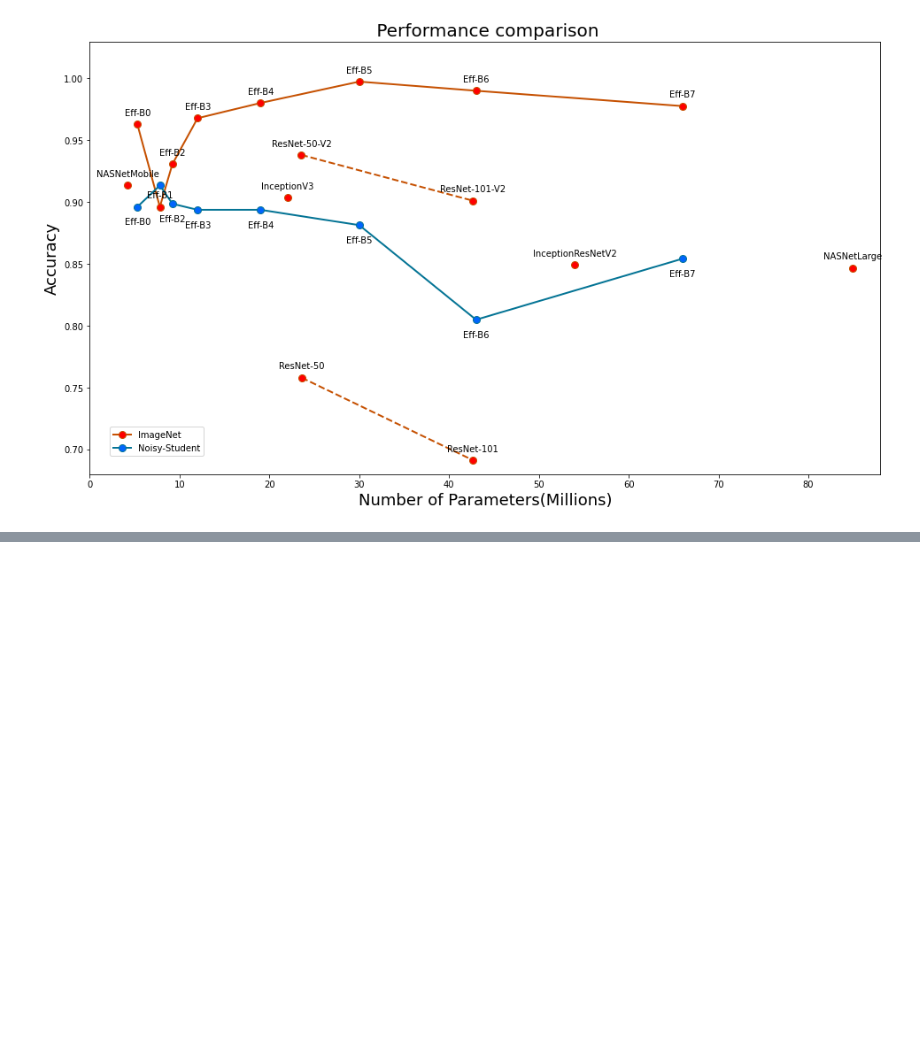
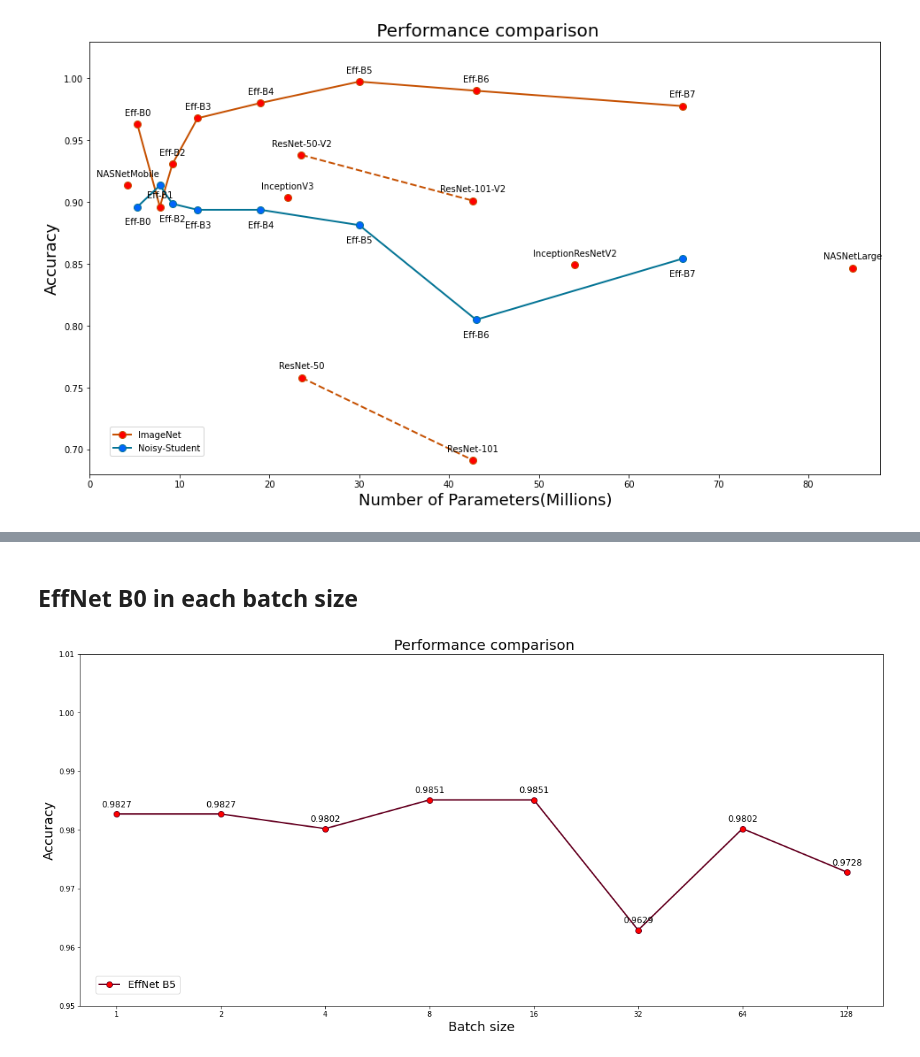
Before and after one commit to Peckkie/USAI_ABnormal_Screening, a Jupyter notebook: plot graph performance comparison.ipynb, the cells around one changed output, grey strips where cells are left out. Cells and saved outputs as stored; diff of their text form; code cells hidden in the pictures; blank space fills up the shorter version.

```diff
--- a/plot graph performance comparison.ipynb
+++ b/plot graph performance comparison.ipynb
@@ -130,0 +117,35 @@ plt.show()
+# %% [markdown]
+## EffNet B0 in each  batch size
+# %%
+# By batch size
+
+import matplotlib.pyplot as plt
+import numpy as np
+
+fig, ax = plt.subplots(figsize=(20, 9))
+
+# using some dummy data for this example
+xs = ['1','2','4','8','16','32','64','128']
+ys = [0.9827,0.9827,0.9802,0.9851,0.9851,0.9629,0.9802,0.9728]
+
+# setting x and y axis range
+plt.ylim(0.95,1.01)
+
+# 'bo-' means blue color, round points, solid lines
+plt.plot(xs,ys,color='#650021', linestyle='-', linewidth = 2, marker='o', markerfacecolor='r', markersize=8)
+
+for i in range(0,len(ys)):
+        label = "{:}".format(ys[i])
+        plt.annotate(label, (xs[i], ys[i]), textcoords="offset points", xytext=(0,10), ha='center',fontsize=12)
+
+# Apply the legend to tell the graphs apart
+legend(['EffNet B5'], bbox_to_anchor=(0.13,0.10),fontsize=14)
+
+# Apply the TITLE, X-axis and Y-axis label
+title(' Performance comparison',fontsize=20)
+xlabel('Batch size',fontsize=18)
+ylabel('Accuracy',fontsize=18)
+
+plt.show()
+# %% [output]
+[figure, added]
```
Also changed, not shown: parts of 3 cells of this notebook.
